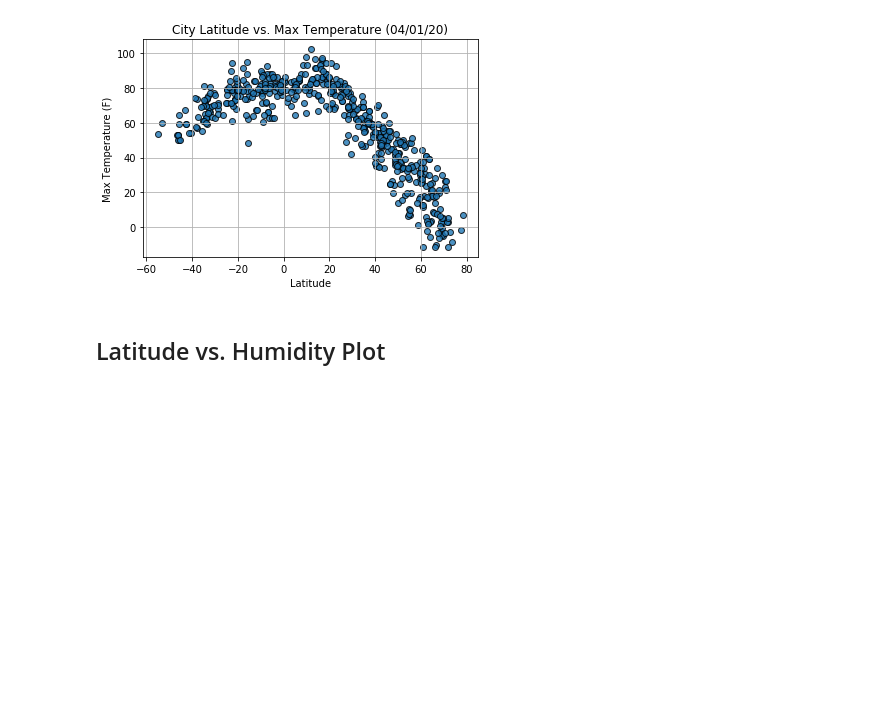
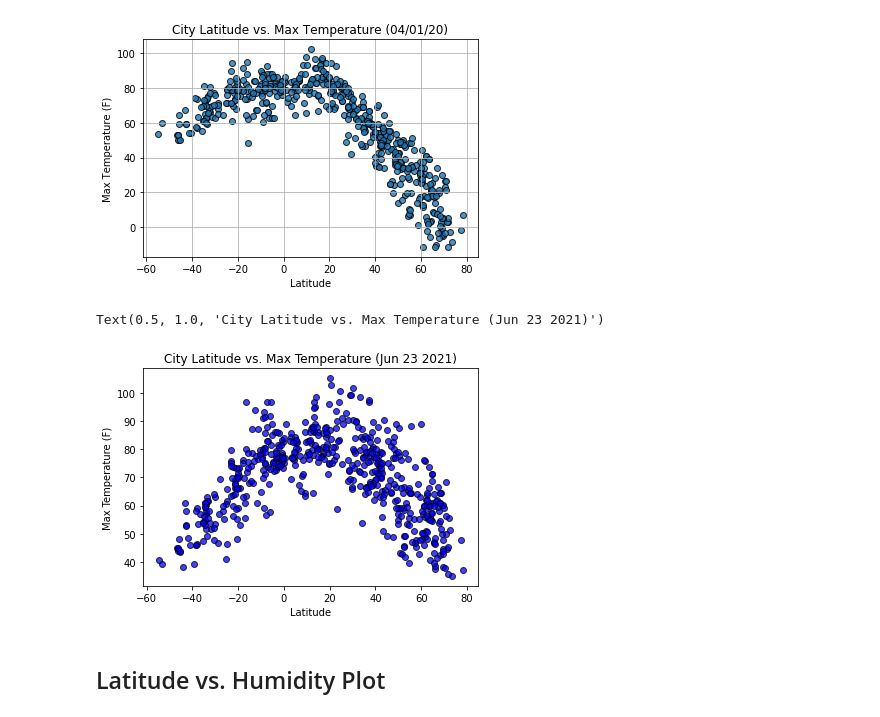
Before and after one commit to gpawlows/Python-API-Challenge, a Jupyter notebook: starter_code/WeatherPy.ipynb, the cells around one changed output. Drawn from its saved outputs; the diff is of its cells as text; code cells hidden in the pictures; blank space fills up the shorter version.

```diff
--- a/starter_code/WeatherPy.ipynb
+++ b/starter_code/WeatherPy.ipynb
@@ -85,11 +85,10 @@ for city in cities:
         lng2.append(response['coord']['lon'])
         print(f"processing request {x} | {city}")
         x+=1
+        previous = city
     except:
         print("city not found, skipping.....")
         remove_cities.append(city)
         y+=1
 #pprint(response)
-for remove_cities in cities:
-    cities.remove(remove_cities)
 # %% [output]
@@ -166,0 +116,21 @@ len(lats)
+# %%
+
+try:
+    for city in remove_cities:
+        cities.remove(city)
+except:
+    print('Already removed cities')
+
+weather_summary_df = pd.DataFrame({
+                         'City':cities,
+                         'lats':lat2,
+                         'lngs':lng2,
+                         'Max Temp':max_temp,
+                         'Humidity':humidity,
+                         'Cloudiness':cloudiness,
+                         'Wind Speed':wind_speed,
+                         'Country':country,
+                         'Date':date})
+
+
+weather_summary_df.head()
@@ -202,6 +213,20 @@ Int64Index([], dtype='int64')
 # %%
 # %% [output]
 [figure]
+# %%
+todays_date = time.ctime(weather_summary_df['Date'][0])
+x_limit = weather_summary_df['lats'].max() - weather_summary_df['lats'].min()
+x_axis = weather_summary_df['lats']
+y_axis = weather_summary_df['Max Temp']
+plt.scatter(x_axis, y_axis, marker = "o", facecolors = "blue", edgecolors = "black", alpha = .75)
+plt.xlabel('Latitude')
+plt.ylabel('Max Temperature (F)')
+plot_date = todays_date[4:-14]
+plot_year = todays_date[-4:]
+plt.title(f"City Latitude vs. Max Temperature ({plot_date} {plot_year})")
+# %% [output]
+Text(0.5, 1.0, 'City Latitude vs. Max Temperature (Jun 23 2021)')
+[figure, added]
 # %% [markdown]
 ## Latitude vs. Humidity Plot
 # %%
```
Also changed, not shown: parts of 8 cells of this notebook, 2 other files.
